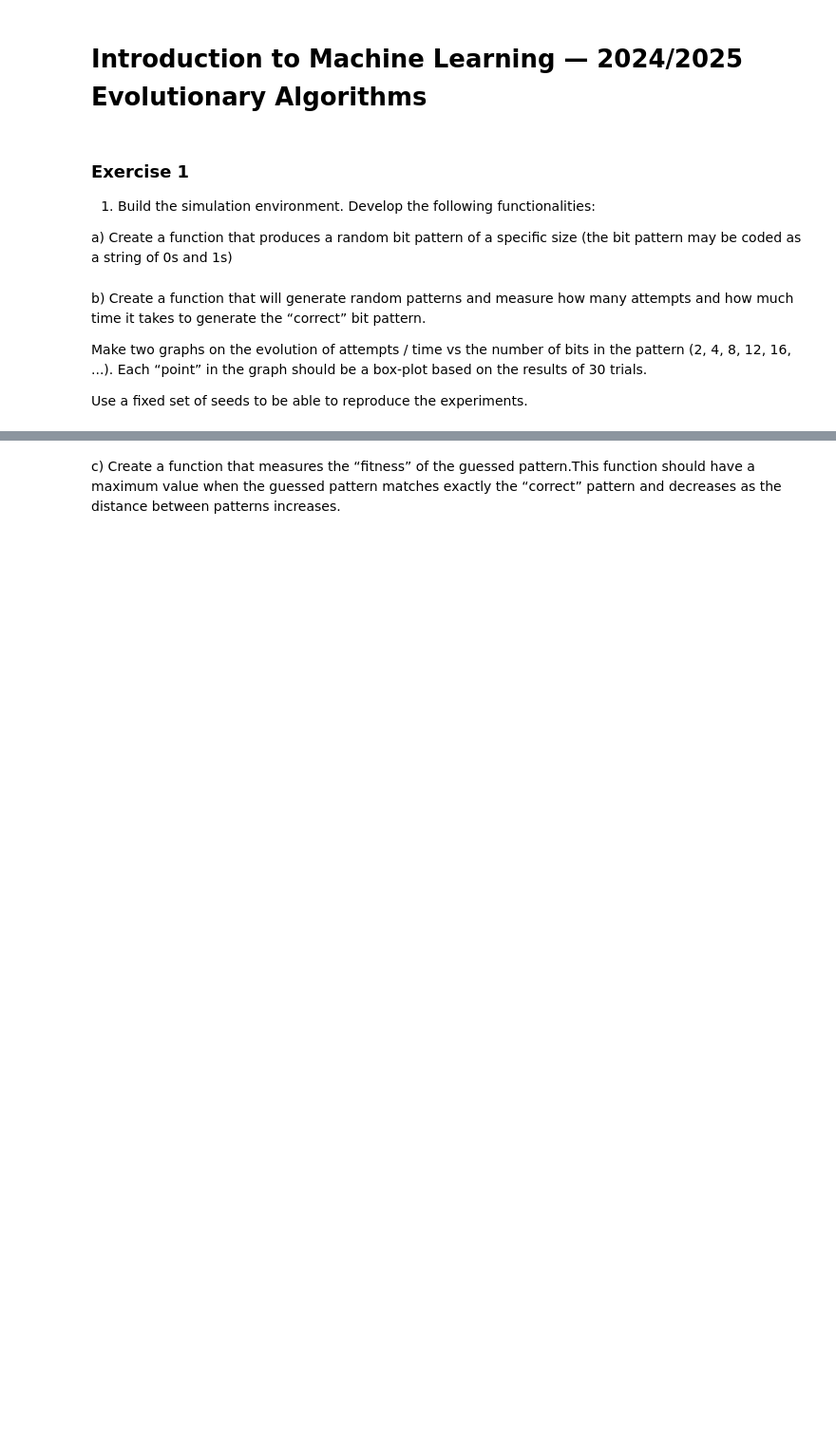
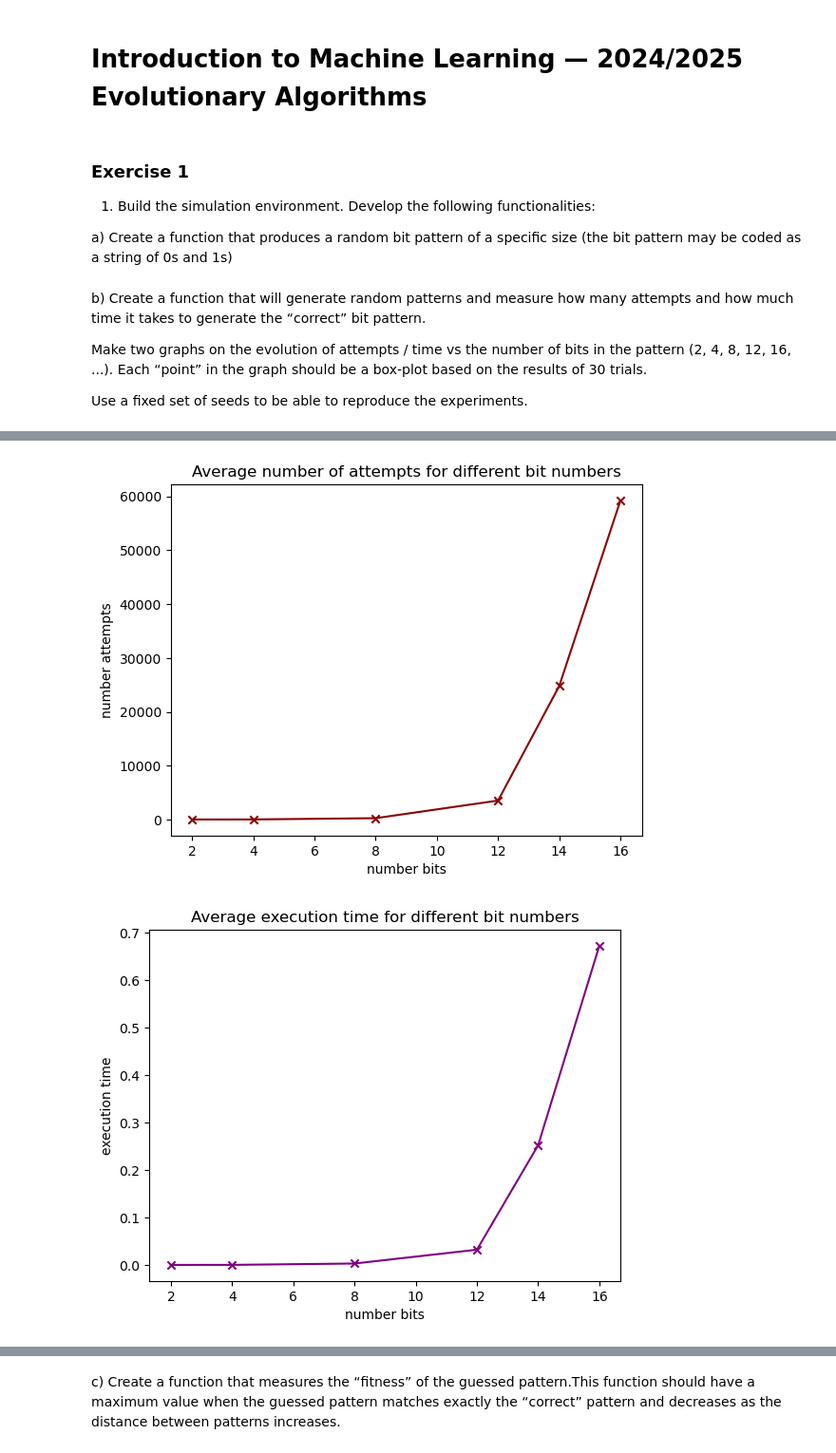
Before and after one commit to jelenameyer/IntroToMachineLearning, a Jupyter notebook: assignments/assignment4/a04.ipynb, the cells around one changed output, grey strips where cells are left out. Shown at 95% size. Saved outputs shown, nothing was run; the diff lists cells and outputs as text; code cells hidden in the pictures; blank space fills up the shorter version.

```diff
--- a/assignments/assignment4/a04.ipynb
+++ b/assignments/assignment4/a04.ipynb
@@ -107,2 +108,17 @@ Mean execution time:
+# %%
+# show in graph
+def plotGraph(yCoordinate, title, yLabel, listNumberBits = listNumberBits, colour = "darkred"):
+    plt.plot(listNumberBits, yCoordinate, c=colour)
+    plt.scatter(listNumberBits, yCoordinate, c=colour, marker='x')
+    plt.title(title)
+    plt.xlabel("number bits")
+    plt.ylabel(yLabel)
+    plt.show()
+
+plotGraph(yCoordinate = meansOfAttemptsRandom, title = 'Average number of attempts for different bit numbers', yLabel = "number attempts", colour = "darkred")
+plotGraph(yCoordinate = meansOfExecutionTimesRandom, title = 'Average execution time for different bit numbers', yLabel = "execution time", listNumberBits = listNumberBits, colour = "purple")
+# %% [output]
+[figure, added]
+[figure, added]
 # %%
 # visualise attempts
```
Also changed, not shown: parts of 30 cells of this notebook.
